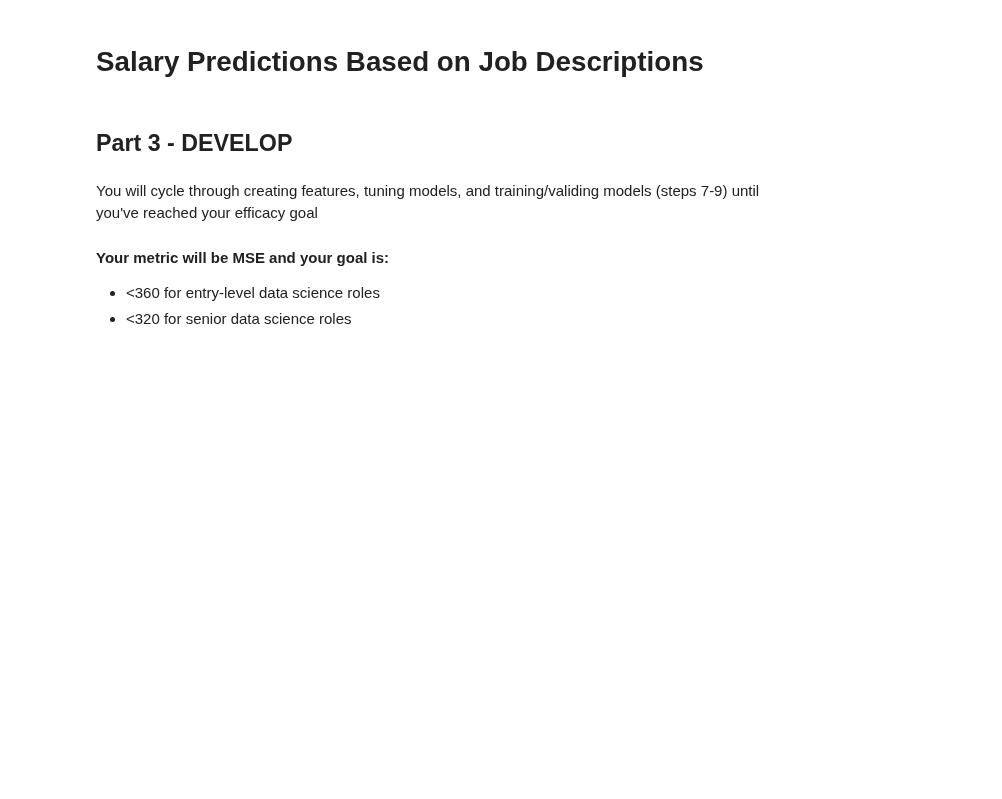
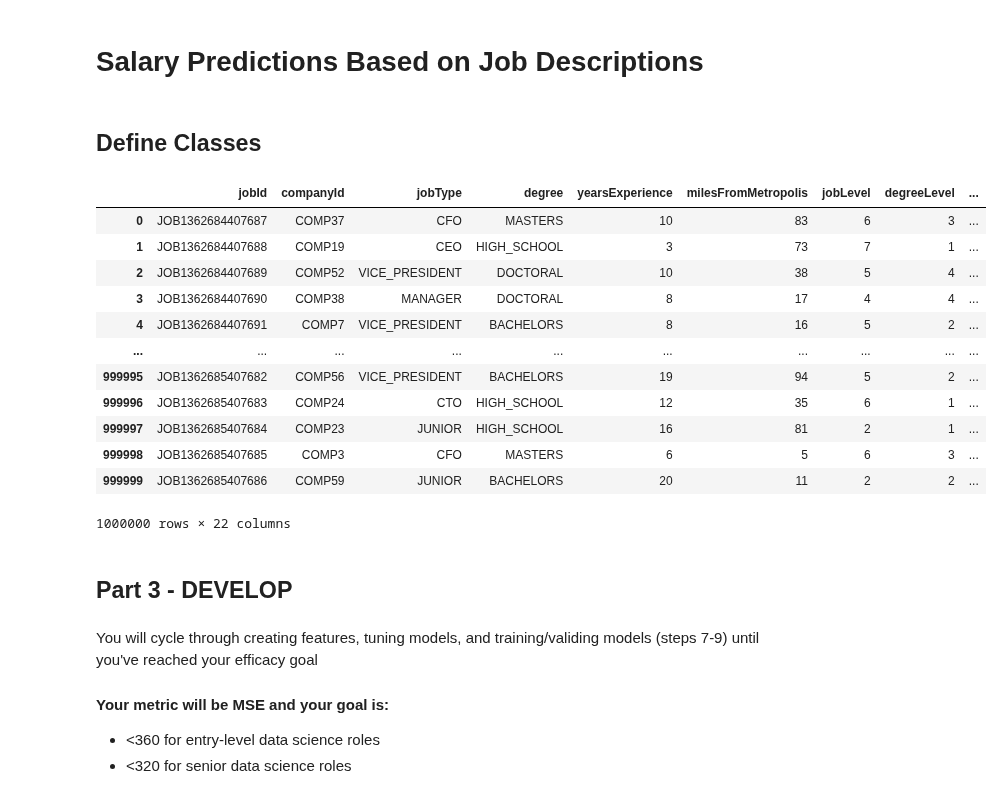
Before and after one commit to albert-ntiri/salary_prediction_project, a Jupyter notebook: Salary Prediction Notebook Models.ipynb, the cells around one changed output. Saved outputs shown, nothing was run; the diff lists cells and outputs as text; code cells hidden in the pictures; blank space fills up the shorter version.

Commit message:
Started OOP to clean up code.

```diff
--- a/Salary Prediction Notebook Models.ipynb
+++ b/Salary Prediction Notebook Models.ipynb
@@ -16,3 +16,50 @@ from sklearn.metrics import mean_squared_error, r2_score
 #your info here
 __author__ = "Albert Ntiri"
 __email__ = "albert.ntiri@gmail.com"
+# %% [markdown]
+## Define Classes
+# %%
+class process_data():
+    def __init__(self):
+        self.data = pd.DataFrame()
+
+    def load_data(self, filepath):
+        data = pd.read_csv(filepath)
+        self.data = data
+
+    def clean_data(self):
+        self.data.drop(index = data[data.salary == 0].index, axis = 0, inplace = True)
+
+    def engineer_features(self):
+        self.data['jobLevel'] = self.data.jobType.map(job_levels)
+        self.data['degreeLevel'] = self.data.degree.map(degree_levels)
+#         self.data['majorInd'] = self.data.major.map(convert_to_bool)
+        self.data = pd.get_dummies(self.data, columns=['industry'], drop_first=True)
+        self.data = pd.get_dummies(self.data, columns=['major']).drop('major_NONE', axis=1)
+#         preprocessing.Normalizer(norm='max').transform(self.data.yearsExperience)
+
+    def convert_to_bool(self):
+        if string == 'NONE':
+            return 0
+        else:
+            return 1
+# %%
+training_data = process_data()
+training_data.load_data('data/train_features.csv')
+# training_data.convert_to_bool()
+training_data.engineer_features()
+training_data.data
+# %% [output]
+|  | jobId | companyId | jobType | degree | yearsExperience | milesFromMetropolis | jobLevel | degreeLevel | ... |
+| 0 | JOB1362684407687 | COMP37 | CFO | MASTERS | 10 | 83 | 6 | 3 | ... |
+| 1 | JOB1362684407688 | COMP19 | CEO | HIGH_SCHOOL | 3 | 73 | 7 | 1 | ... |
+| 2 | JOB1362684407689 | COMP52 | VICE_PRESIDENT | DOCTORAL | 10 | 38 | 5 | 4 | ... |
+| 3 | JOB1362684407690 | COMP38 | MANAGER | DOCTORAL | 8 | 17 | 4 | 4 | ... |
+| 4 | JOB1362684407691 | COMP7 | VICE_PRESIDENT | BACHELORS | 8 | 16 | 5 | 2 | ... |
+| ... | ... | ... | ... | ... | ... | ... | ... | ... | ... |
+| 999995 | JOB1362685407682 | COMP56 | VICE_PRESIDENT | BACHELORS | 19 | 94 | 5 | 2 | ... |
+| 999996 | JOB1362685407683 | COMP24 | CTO | HIGH_SCHOOL | 12 | 35 | 6 | 1 | ... |
+| 999997 | JOB1362685407684 | COMP23 | JUNIOR | HIGH_SCHOOL | 16 | 81 | 2 | 1 | ... |
+| 999998 | JOB1362685407685 | COMP3 | CFO | MASTERS | 6 | 5 | 6 | 3 | ... |
+| 999999 | JOB1362685407686 | COMP59 | JUNIOR | BACHELORS | 20 | 11 | 2 | 2 | ... |
+1000000 rows × 22 columns
```
Also changed, not shown: parts of 3 cells of this notebook.
